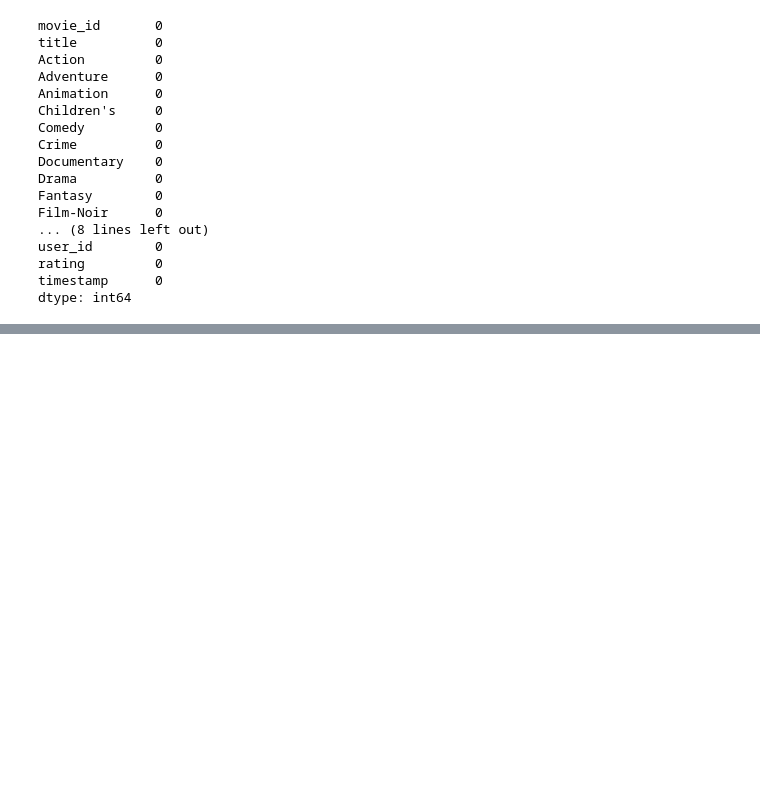
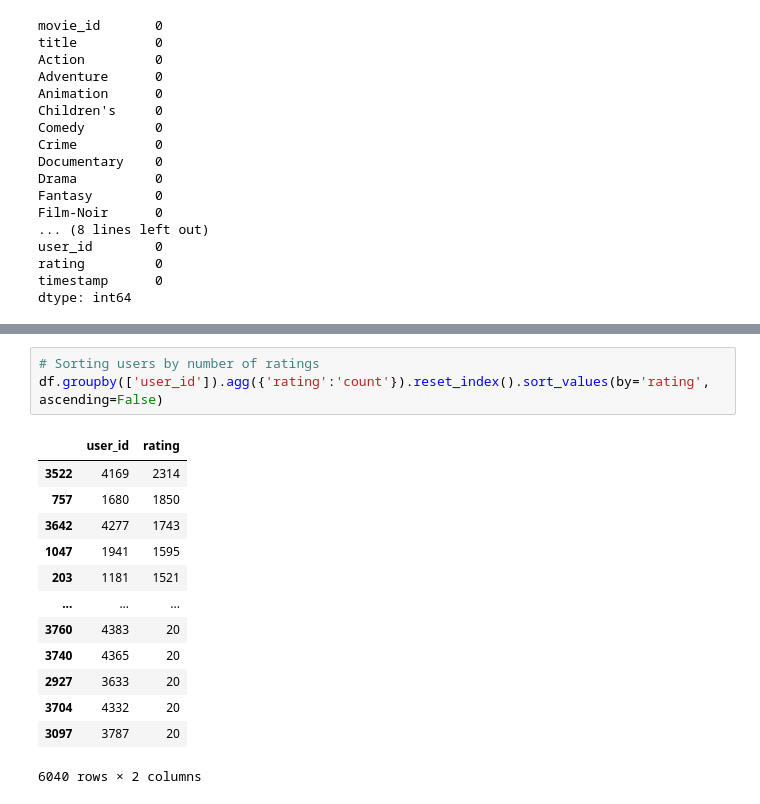
Before and after one commit to abhishekjainz/multi-armed-bandits-recommendation-system, a Jupyter notebook: code/MovieLens 1M EDA.ipynb, the cells around one changed output, grey strips where cells are left out. Saved outputs shown, nothing was run; the diff lists cells and outputs as text; blank space fills up the shorter version.

```diff
--- a/code/MovieLens 1M EDA.ipynb
+++ b/code/MovieLens 1M EDA.ipynb
@@ -113 +160,18 @@ df.groupby(['movie_id','title']).agg({'rating':'count'}).reset_index().sort_valu
+# %%
+# Sorting users by number of ratings
+df.groupby(['user_id']).agg({'rating':'count'}).reset_index().sort_values(by='rating', ascending=False)
+# %% [output]
+|  | user_id | rating |
+| 3522 | 4169 | 2314 |
+| 757 | 1680 | 1850 |
+| 3642 | 4277 | 1743 |
+| 1047 | 1941 | 1595 |
+| 203 | 1181 | 1521 |
+| ... | ... | ... |
+| 3760 | 4383 | 20 |
+| 3740 | 4365 | 20 |
+| 2927 | 3633 | 20 |
+| 3704 | 4332 | 20 |
+| 3097 | 3787 | 20 |
+6040 rows × 2 columns
 # %%
```
Also changed, not shown: parts of 19 cells of this notebook.
